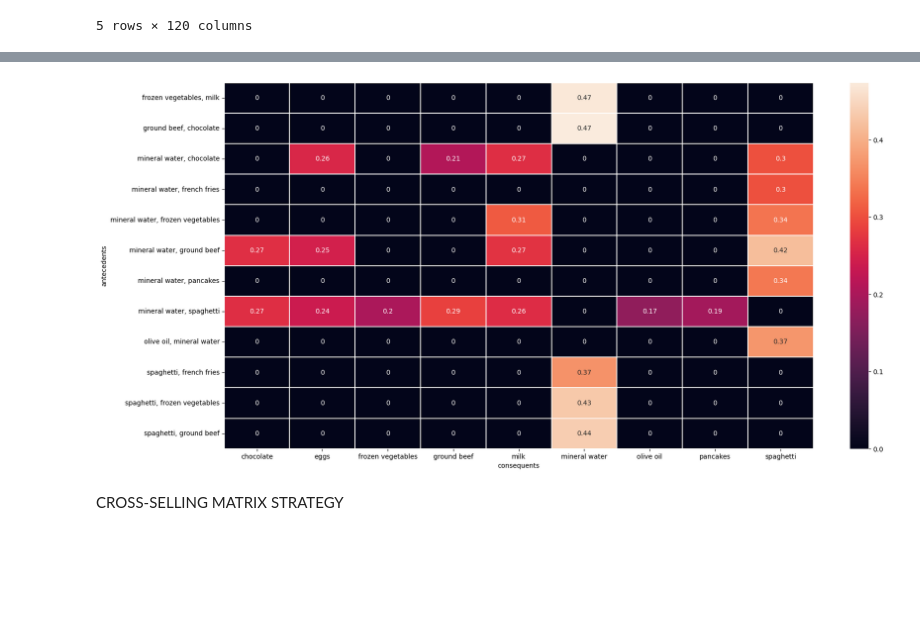
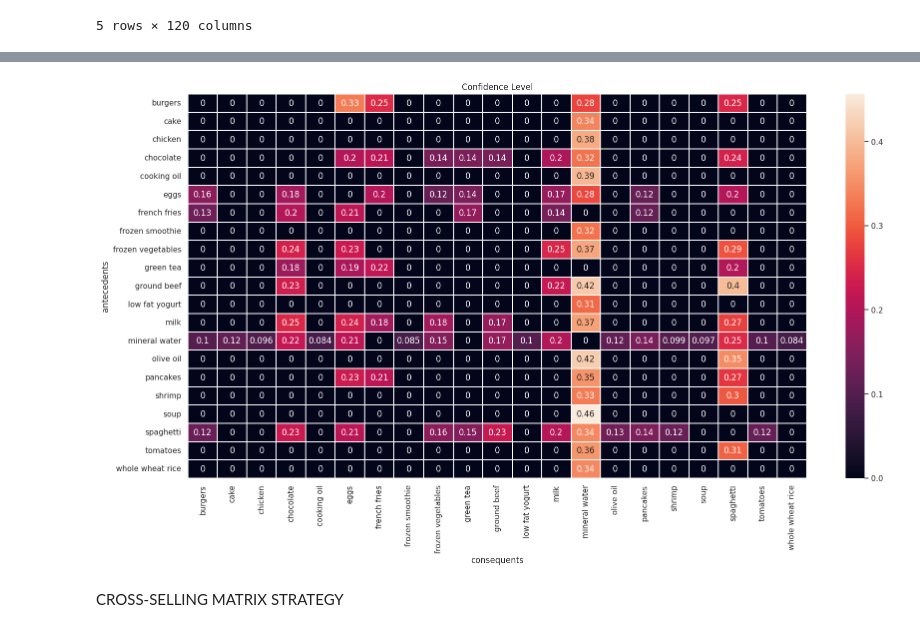
Before and after one commit to AnushkaMazumdar2/Machine_Learning, a Jupyter notebook: 2348505_Lab_3.ipynb, the cells around one changed output, grey strips where cells are left out. Saved outputs shown, nothing was run; the diff lists cells and outputs as text; code cells hidden in the pictures; blank space fills up the shorter version.

```diff
--- a/2348505_Lab_3.ipynb
+++ b/2348505_Lab_3.ipynb
@@ -92,6 +96,18 @@ Association Rule Mining using Apriori Algorithm
 # %%
-from mlxtend.frequent_patterns import apriori
-from mlxtend.frequent_patterns import association_rules
-#popular itemsets pie chart
-frequent_itemsets = apriori(onehot,min_support = 0.01,use_colnames=True)
+# Running the apriori algorithm
+frequent_itemsets = apriori(onehot,min_support = 0.02,use_colnames=True)
 rules = association_rules(frequent_itemsets,metric='lift',min_threshold=1)
+# %%
+# This is the 3d distribution of association rules.
+fig = plt.figure(figsize=(12,12))
+ax = fig.add_subplot(projection = '3d')
+x = rules['support']
+y = rules['confidence']
+z = rules['lift']
+ax.set_xlabel("Support")
+ax.set_ylabel("Confidence")
+ax.set_zlabel("Lift")
+ax.scatter(x,y,z)
+ax.set_title("3D Distribution of Association Rules")
+plt.show()
+# The values that are in the top are the best association rules with highest confidence, support and lift values
@@ -193,8 +212,6 @@ rules['lhs'].mean()
 # %%
-pivot = rules[rules['lhs']>20].pivot_table(index='antecedents',columns='consequents',values='confidence',fill_value=0)
+#Creating pivot table for better visualisation using confidence value
+pivot = rules[rules['lhs']>1].pivot_table(index='antecedents',columns='consequents',values='confidence',fill_value=0)
-# %%
-best = best_choice.head(100)
-pivot = best.pivot_table(index='antecedents',columns='consequents',values='confidence',fill_value=0)
 # %%
 pivot
 # %% [output]
@@ -215,7 +237,9 @@ pivot
 # %%
+# Plotting the heatmap based on the confidence level
 plt.figure(figsize=(20,10))
 sns.heatmap(pivot,linewidths=0.3,annot=True)
+plt.title("Confidence Level")
 plt.show()
 # %% [output]
-[figure, old version]
+[figure, new version]
 # %%
```
Also changed, not shown: parts of 43 cells of this notebook.
